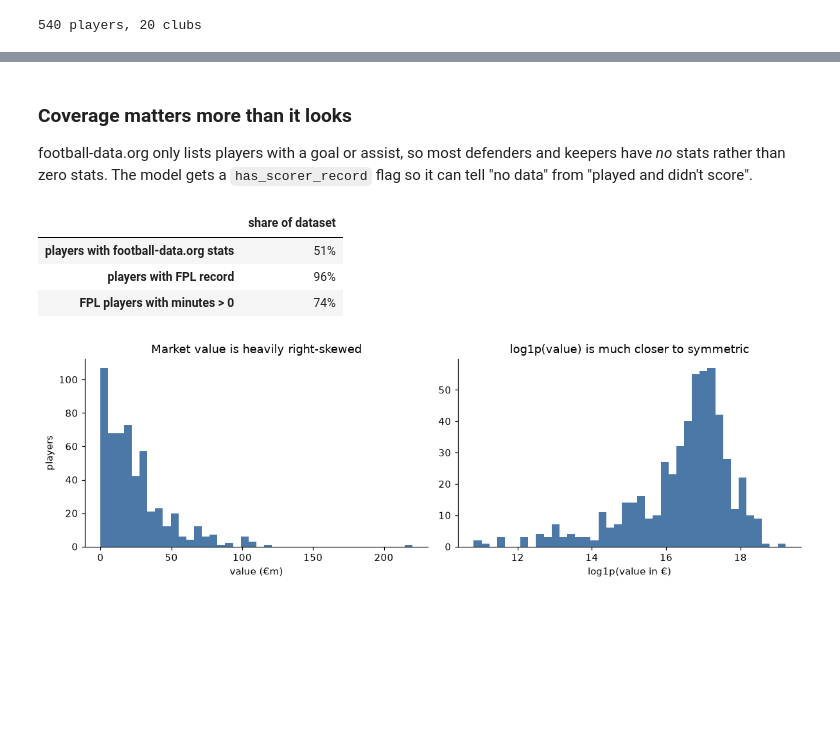
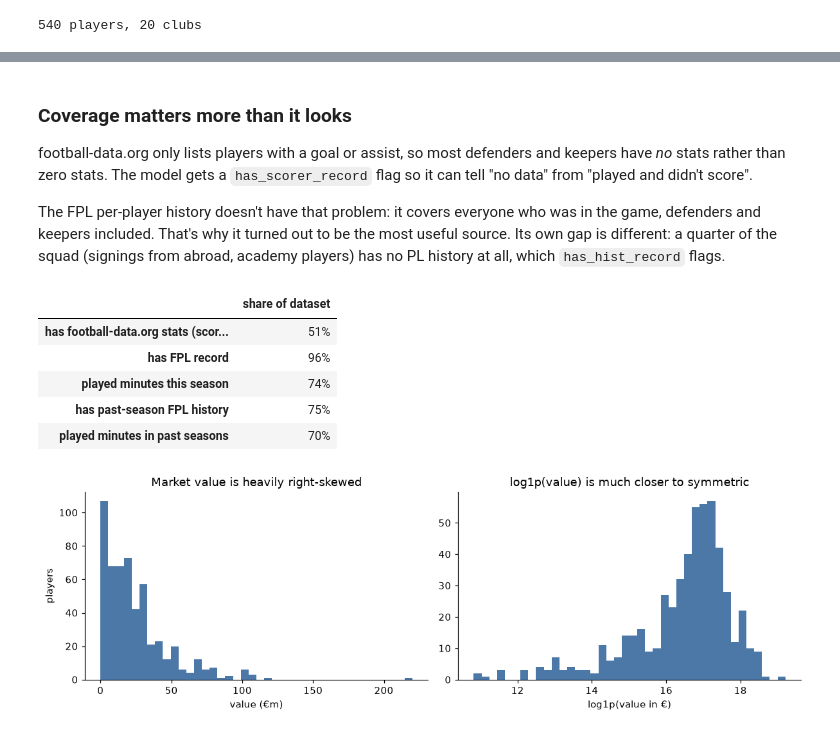
Before and after one commit to mlodyheros/pl-value, a Jupyter notebook: notebooks/01_model_exploration.ipynb, the cells around one changed output, grey strips where cells are left out. Drawn from its saved outputs; the diff is of its cells as text; code cells hidden in the pictures; blank space fills up the shorter version.

```diff
--- a/notebooks/01_model_exploration.ipynb
+++ b/notebooks/01_model_exploration.ipynb
@@ -66,21 +70,30 @@ raw.head(8)
 football-data.org only lists players with a goal or assist, so most defenders and
 keepers have *no* stats rather than zero stats. The model gets a `has_scorer_record`
 flag so it can tell "no data" from "played and didn't score".
+
+The FPL per-player history doesn't have that problem: it covers everyone who was in the game,
+defenders and keepers included. That's why it turned out to be the most useful source. Its own
+gap is different: a quarter of the squad (signings from abroad, academy players) has no PL
+history at all, which `has_hist_record` flags.
 # %%
 coverage = pd.DataFrame(
     {
-        "players with football-data.org stats": raw.has_scorer_record.mean(),
-        "players with FPL record": raw.has_fpl_record.mean(),
-        "FPL players with minutes > 0": (raw.fpl_minutes > 0).mean(),
+        "has football-data.org stats (scorers only)": raw.has_scorer_record.mean(),
+        "has FPL record": raw.has_fpl_record.mean(),
+        "played minutes this season": (raw.fpl_minutes > 0).mean(),
+        "has past-season FPL history": raw.has_hist_record.mean(),
+        "played minutes in past seasons": (raw.hist_minutes > 0).mean(),
     },
     index=["share of dataset"],
 ).T
 coverage.style.format("{:.0%}")
 # %% [output]
 |  | share of dataset |
-| players with football-data.org stats | 51% |
-| players with FPL record | 96% |
-| FPL players with minutes > 0 | 74% |
+| has football-data.org stats (scor... | 51% |
+| has FPL record | 96% |
+| played minutes this season | 74% |
+| has past-season FPL history | 75% |
+| played minutes in past seasons | 70% |
 # %%
 fig, axes = plt.subplots(1, 2, figsize=(11, 3.6))
 axes[0].hist(df.market_value_eur / 1e6, bins=40, color="#4c78a8")
```
Also changed, not shown: parts of 15 cells of this notebook, 11 other files.
